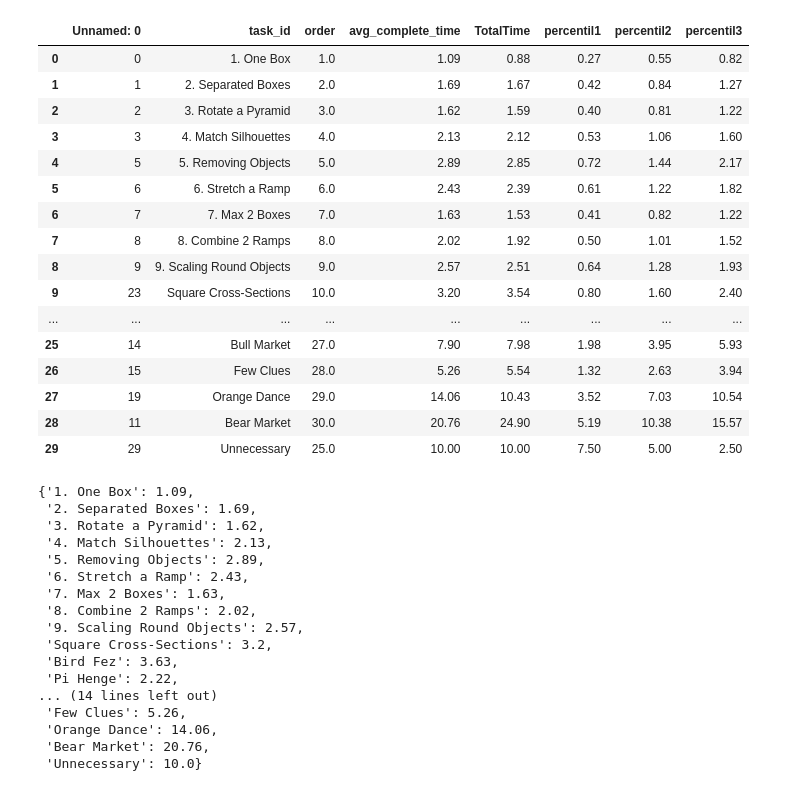
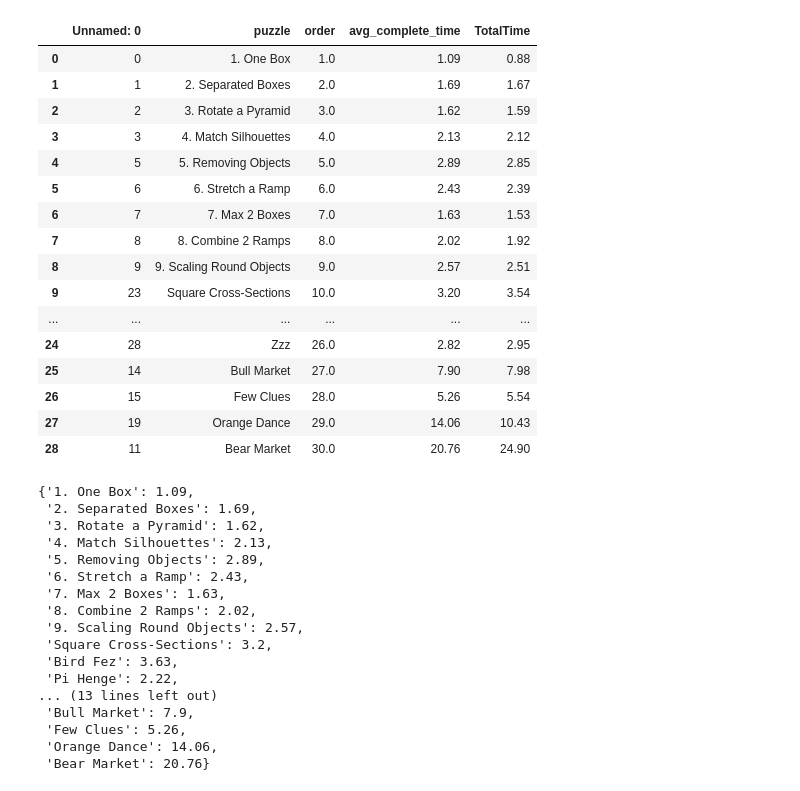
Before and after one commit to armadasanchez/TFG-Informatica, a Jupyter notebook: notebooks/computeFeatures.ipynb, the cells around one changed output. Drawn from its saved outputs; the diff is of its cells as text; code cells hidden in the pictures.

```diff
--- a/notebooks/computeFeatures.ipynb
+++ b/notebooks/computeFeatures.ipynb
@@ -13,30 +17,30 @@ from datetime import timedelta
 # %%
 dataEvents = pd.read_csv('E:/Documentos/PCEO/5/Informatica/TFG/datos/anonamyze_all_data_collection_v2.csv', sep=";")
 
-percentilesPuzzles = pd.read_csv('E:/Documentos/PCEO/5/Informatica/TFG/scripts/TFG-Informatica/notebooks/percentilesOutput.csv', sep=";")
+percentilesPuzzles = pd.read_csv('E:/Documentos/PCEO/5/Informatica/TFG/scripts/TFG-Informatica/Outputs/avgTimeByPuzzleOutput.csv', sep=";")
 percentilesPuzzles
 # %% [output]
-|  | Unnamed: 0 | task_id | order | avg_complete_time | TotalTime | percentil1 | percentil2 | percentil3 |
-| 0 | 0 | 1. One Box | 1.0 | 1.09 | 0.88 | 0.27 | 0.55 | 0.82 |
-| 1 | 1 | 2. Separated Boxes | 2.0 | 1.69 | 1.67 | 0.42 | 0.84 | 1.27 |
-| 2 | 2 | 3. Rotate a Pyramid | 3.0 | 1.62 | 1.59 | 0.40 | 0.81 | 1.22 |
-| 3 | 3 | 4. Match Silhouettes | 4.0 | 2.13 | 2.12 | 0.53 | 1.06 | 1.60 |
-| 4 | 5 | 5. Removing Objects | 5.0 | 2.89 | 2.85 | 0.72 | 1.44 | 2.17 |
-| 5 | 6 | 6. Stretch a Ramp | 6.0 | 2.43 | 2.39 | 0.61 | 1.22 | 1.82 |
-| 6 | 7 | 7. Max 2 Boxes | 7.0 | 1.63 | 1.53 | 0.41 | 0.82 | 1.22 |
-| 7 | 8 | 8. Combine 2 Ramps | 8.0 | 2.02 | 1.92 | 0.50 | 1.01 | 1.52 |
-| 8 | 9 | 9. Scaling Round Objects | 9.0 | 2.57 | 2.51 | 0.64 | 1.28 | 1.93 |
-| 9 | 23 | Square Cross-Sections | 10.0 | 3.20 | 3.54 | 0.80 | 1.60 | 2.40 |
-| ... | ... | ... | ... | ... | ... | ... | ... | ... |
-| 25 | 14 | Bull Market | 27.0 | 7.90 | 7.98 | 1.98 | 3.95 | 5.93 |
-| 26 | 15 | Few Clues | 28.0 | 5.26 | 5.54 | 1.32 | 2.63 | 3.94 |
-| 27 | 19 | Orange Dance | 29.0 | 14.06 | 10.43 | 3.52 | 7.03 | 10.54 |
-| 28 | 11 | Bear Market | 30.0 | 20.76 | 24.90 | 5.19 | 10.38 | 15.57 |
-| 29 | 29 | Unnecessary | 25.0 | 10.00 | 10.00 | 7.50 | 5.00 | 2.50 |
+|  | Unnamed: 0 | puzzle | order | avg_complete_time | TotalTime |
+| 0 | 0 | 1. One Box | 1.0 | 1.09 | 0.88 |
+| 1 | 1 | 2. Separated Boxes | 2.0 | 1.69 | 1.67 |
+| 2 | 2 | 3. Rotate a Pyramid | 3.0 | 1.62 | 1.59 |
+| 3 | 3 | 4. Match Silhouettes | 4.0 | 2.13 | 2.12 |
+| 4 | 5 | 5. Removing Objects | 5.0 | 2.89 | 2.85 |
+| 5 | 6 | 6. Stretch a Ramp | 6.0 | 2.43 | 2.39 |
+| 6 | 7 | 7. Max 2 Boxes | 7.0 | 1.63 | 1.53 |
+| 7 | 8 | 8. Combine 2 Ramps | 8.0 | 2.02 | 1.92 |
+| 8 | 9 | 9. Scaling Round Objects | 9.0 | 2.57 | 2.51 |
+| 9 | 23 | Square Cross-Sections | 10.0 | 3.20 | 3.54 |
+| ... | ... | ... | ... | ... | ... |
+| 24 | 28 | Zzz | 26.0 | 2.82 | 2.95 |
+| 25 | 14 | Bull Market | 27.0 | 7.90 | 7.98 |
+| 26 | 15 | Few Clues | 28.0 | 5.26 | 5.54 |
+| 27 | 19 | Orange Dance | 29.0 | 14.06 | 10.43 |
+| 28 | 11 | Bear Market | 30.0 | 20.76 | 24.90 |
 # %%
 tiemposPuzzles = dict()
 for enum,row in percentilesPuzzles.iterrows():
-    tiemposPuzzles[percentilesPuzzles.loc[enum,'task_id']] = percentilesPuzzles.loc[enum,'avg_complete_time']
+    tiemposPuzzles[percentilesPuzzles.loc[enum,'puzzle']] = percentilesPuzzles.loc[enum,'avg_complete_time']
 
 tiemposPuzzles
 # %% [output]
@@ -52,11 +56,11 @@ tiemposPuzzles
  'Square Cross-Sections': 3.2,
  'Bird Fez': 3.63,
  'Pi Henge': 2.22,
-... (14 lines left out)
+... (13 lines left out)
+ 'Bull Market': 7.9,
  'Few Clues': 5.26,
  'Orange Dance': 14.06,
- 'Bear Market': 20.76,
- 'Unnecessary': 10.0}
+ 'Bear Market': 20.76}
 # %%
 difficultyMapping = ['Sandbox~0.000001','1. One Box~0.000002', '2. Separated Boxes~0.111127', '3. Rotate a Pyramid~0.083447', '4. Match Silhouettes~0.061887', '5. Removing Objects~0.106021', '6. Stretch a Ramp~0.107035', '7. Max 2 Boxes~0.078039', '8. Combine 2 Ramps~0.068608', '9. Scaling Round Objects~0.128647',
                      'Square Cross-Sections~0.199714', 'Bird Fez~0.156674', 'Pi Henge~0.067346', '45-Degree Rotations~0.096715',  'Pyramids are Strange~0.179600', 'Boxes Obscure Spheres~0.266198', 'Object Limits~0.257177', 'Not Bird~0.260197', 'Angled Silhouette~0.147673',
```
Also changed, not shown: parts of 4 cells of this notebook, 14 other files.
